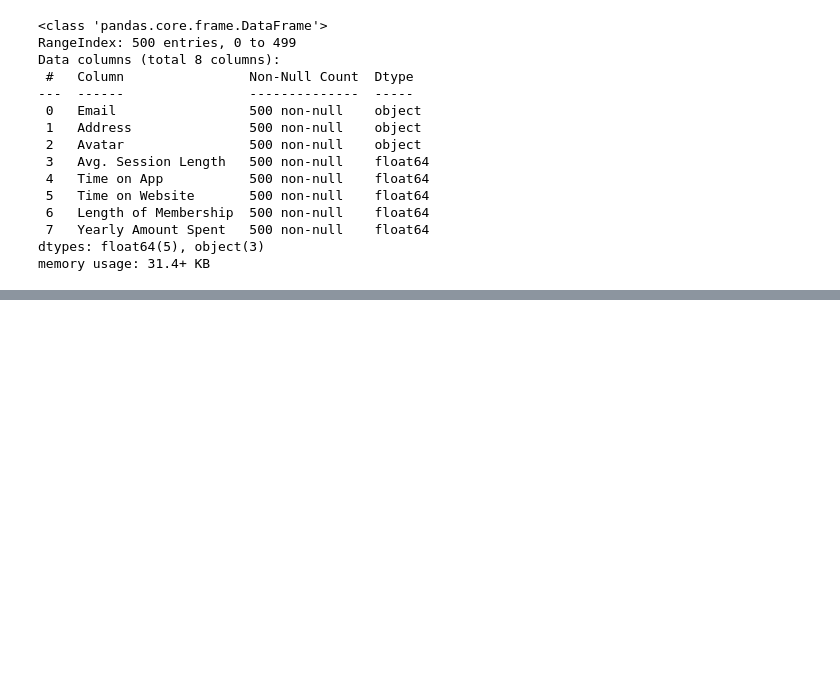
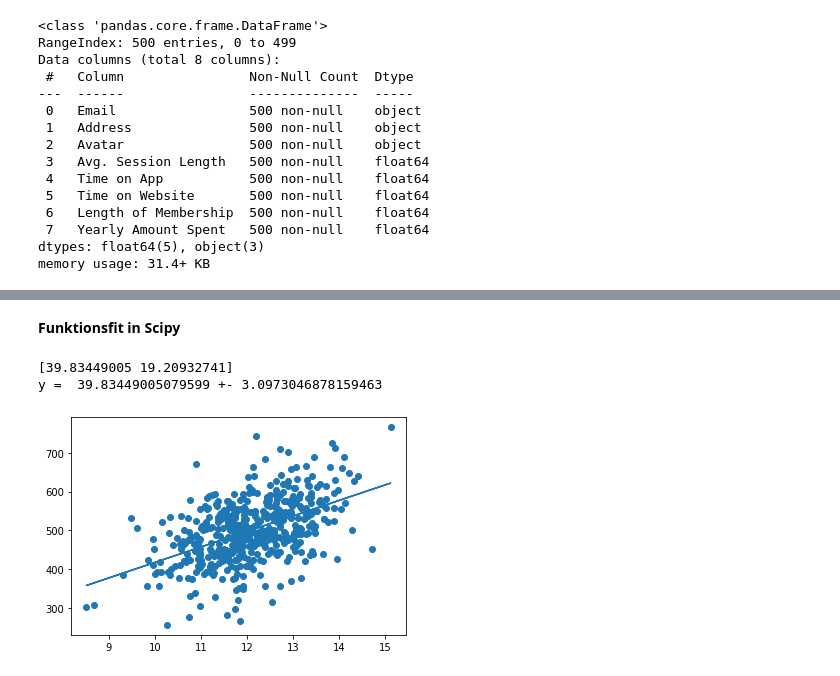
Before and after one commit to AlexanderAvocone/Studium, a Jupyter notebook: Linear_Regession.ipynb, the cells around one changed output, grey strips where cells are left out. Drawn from its saved outputs; the diff is of its cells as text; code cells hidden in the pictures; blank space fills up the shorter version.

```diff
--- a/Linear_Regession.ipynb
+++ b/Linear_Regession.ipynb
@@ -45,0 +70,20 @@ sadasd
+# %% [markdown]
+**Funktionsfit in Scipy**
+# %%
+from scipy.optimize import curve_fit
+def funktion (a,x,c):
+  return a*x + c
+
+p,s = curve_fit(funktion, df["Time on App"], df["Yearly Amount Spent"])
+print(p)
+
+plt.scatter(df["Time on App"], df["Yearly Amount Spent"])
+plt.plot(df["Time on App"],funktion(p[0],df["Time on App"],p[1]) )
+
+sigma = np.sqrt(np.diag(s))
+
+print("y = ", p[0], "+-", sigma[0])
+# %% [output]
+[39.83449005 19.20932741]
+y =  39.83449005079599 +- 3.0973046878159463
+[figure, added]
```
Also changed, not shown: parts of 15 cells of this notebook.
